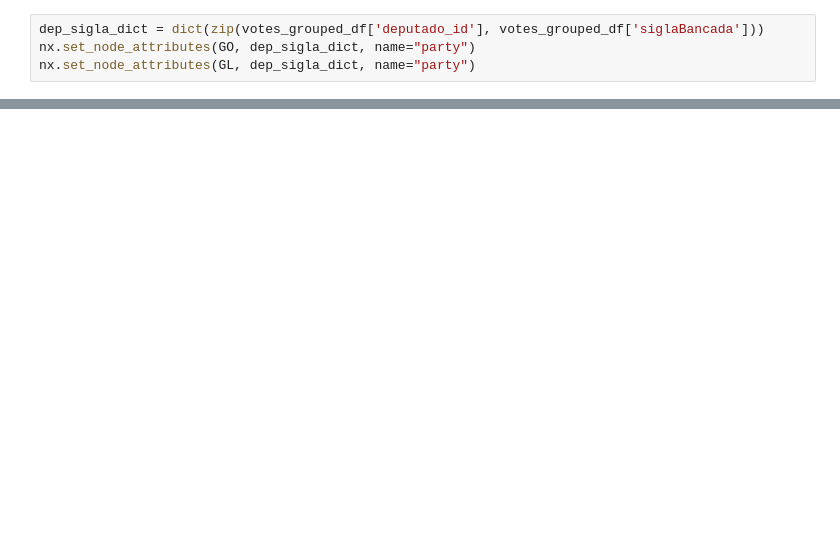
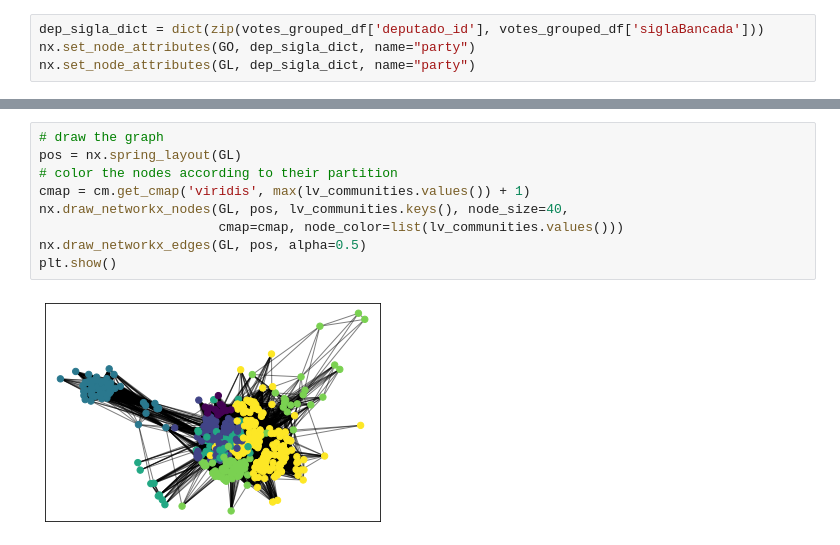
Before and after one commit to rodrigohaddad/Complex-Networks, a Jupyter notebook: tf/analyse_network.ipynb, the cells around one changed output, grey strips where cells are left out. Drawn from its saved outputs; the diff is of its cells as text; blank space fills up the shorter version.

```diff
--- a/tf/analyse_network.ipynb
+++ b/tf/analyse_network.ipynb
@@ -45,0 +83,11 @@ with open("networks/sl_liberado.json", 'w') as fp:
+# %%
+# draw the graph
+pos = nx.spring_layout(GL)
+# color the nodes according to their partition
+cmap = cm.get_cmap('viridis', max(lv_communities.values()) + 1)
+nx.draw_networkx_nodes(GL, pos, lv_communities.keys(), node_size=40,
+                       cmap=cmap, node_color=list(lv_communities.values()))
+nx.draw_networkx_edges(GL, pos, alpha=0.5)
+plt.show()
+# %% [output]
+[figure, added]
```
Also changed, not shown: parts of 10 cells of this notebook, 4 other files.
